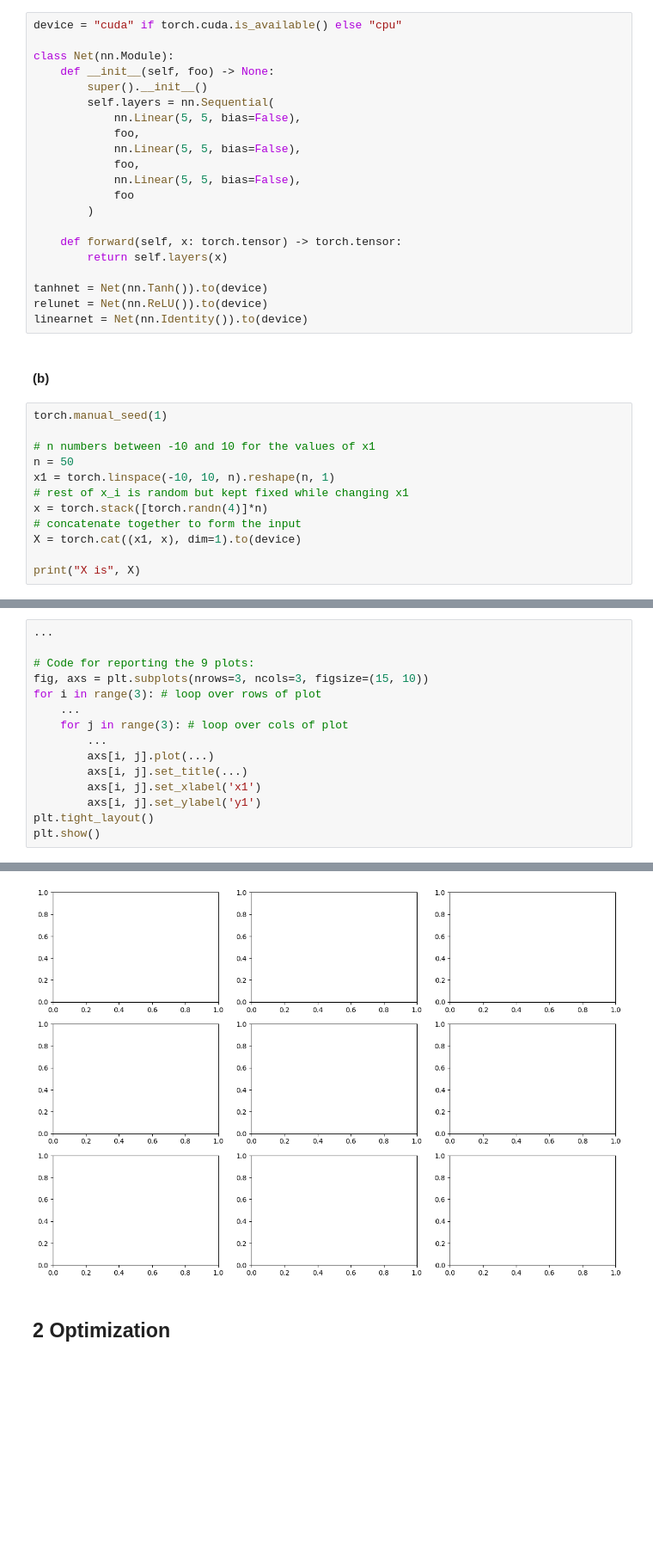
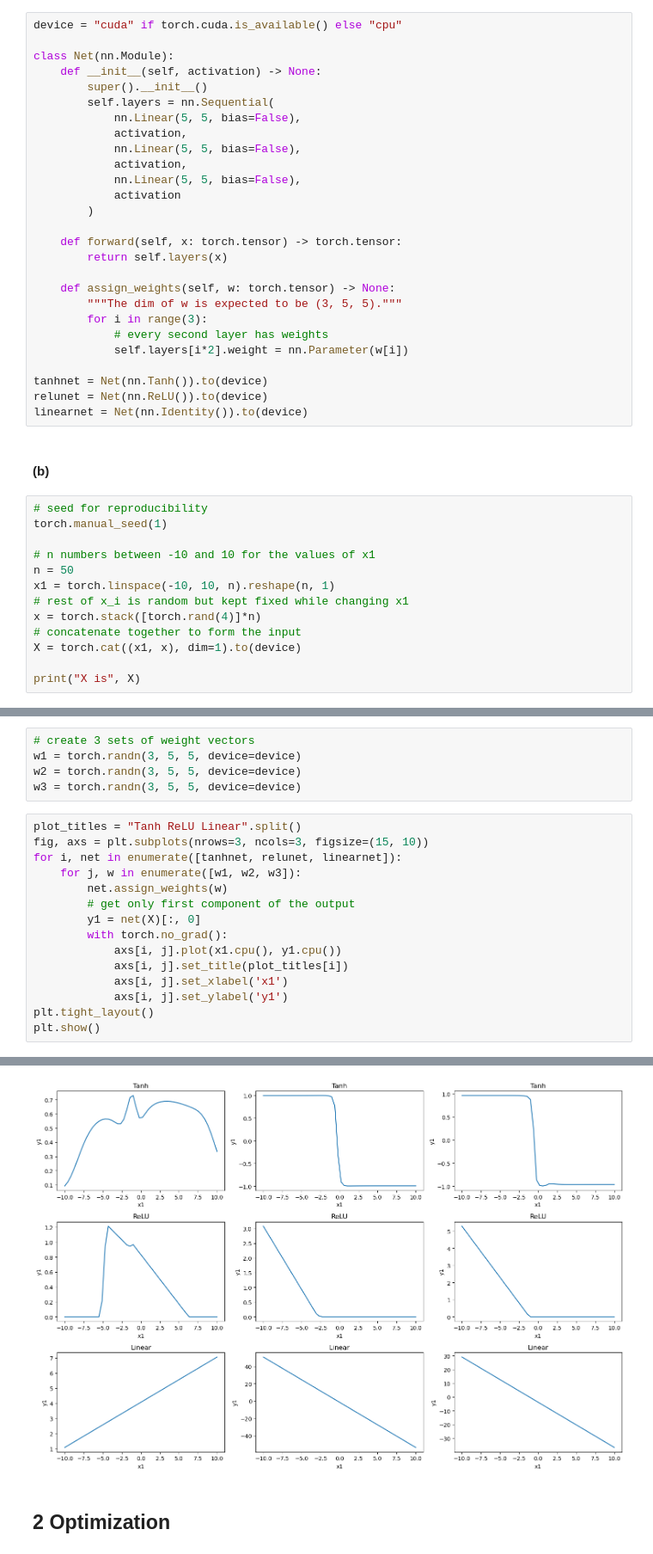
Before and after one commit to macpalor/NNDL-2025, a Jupyter notebook: exercise_1_template.ipynb, the cells around one changed output, grey strips where cells are left out. Shown at 86% size. Drawn from its saved outputs; the diff is of its cells as text; blank space fills up the shorter version.

```diff
--- a/exercise_1_template.ipynb
+++ b/exercise_1_template.ipynb
@@ -14,33 +14,40 @@ import matplotlib.pyplot as plt
 device = "cuda" if torch.cuda.is_available() else "cpu"
 
 class Net(nn.Module):
-    def __init__(self, foo) -> None:
+    def __init__(self, activation) -> None:
         super().__init__()
         self.layers = nn.Sequential(
             nn.Linear(5, 5, bias=False),
-            foo,
+            activation,
             nn.Linear(5, 5, bias=False),
-            foo,
+            activation,
             nn.Linear(5, 5, bias=False),
-            foo
+            activation
         )
 
     def forward(self, x: torch.tensor) -> torch.tensor:
         return self.layers(x)
 
+    def assign_weights(self, w: torch.tensor) -> None:
+        """The dim of w is expected to be (3, 5, 5)."""
+        for i in range(3):
+            # every second layer has weights
+            self.layers[i*2].weight = nn.Parameter(w[i])
+
 tanhnet = Net(nn.Tanh()).to(device)
 relunet = Net(nn.ReLU()).to(device)
 linearnet = Net(nn.Identity()).to(device)
 # %% [markdown]
 #### (b)
 # %%
+# seed for reproducibility
 torch.manual_seed(1)
 
 # n numbers between -10 and 10 for the values of x1
 n = 50
 x1 = torch.linspace(-10, 10, n).reshape(n, 1)
 # rest of x_i is random but kept fixed while changing x1
-x = torch.stack([torch.randn(4)]*n)
+x = torch.stack([torch.rand(4)]*n)
 # concatenate together to form the input
 X = torch.cat((x1, x), dim=1).to(device)
 
@@ -109,16 +73,21 @@ tensor([[-1.1660, -1.0748,  1.3168, -0.6818, -0.5912],
+# %%
+# create 3 sets of weight vectors
+w1 = torch.randn(3, 5, 5, device=device)
+w2 = torch.randn(3, 5, 5, device=device)
+w3 = torch.randn(3, 5, 5, device=device)
 # %%
-...
-
-# Code for reporting the 9 plots:
+plot_titles = "Tanh ReLU Linear".split()
 fig, axs = plt.subplots(nrows=3, ncols=3, figsize=(15, 10))
-for i in range(3): # loop over rows of plot
-    ...
-    for j in range(3): # loop over cols of plot
-        ...
-        axs[i, j].plot(...)
-        axs[i, j].set_title(...)
-        axs[i, j].set_xlabel('x1')
-        axs[i, j].set_ylabel('y1')
+for i, net in enumerate([tanhnet, relunet, linearnet]):
+    for j, w in enumerate([w1, w2, w3]):
+        net.assign_weights(w)
+        # get only first component of the output
+        y1 = net(X)[:, 0]
+        with torch.no_grad():
+            axs[i, j].plot(x1.cpu(), y1.cpu())
+            axs[i, j].set_title(plot_titles[i])
+            axs[i, j].set_xlabel('x1')
+            axs[i, j].set_ylabel('y1')
 plt.tight_layout()
 plt.show()
 # %% [output]
@@ -126,4 +94,4 @@ TypeError: float() argument must be a string or a real number, not 'ellipsis'
-[figure, old version]
+[figure, new version]
 # %% [markdown]
 ## 2 Optimization
 # %% [markdown]
```
Also changed, not shown: parts of 6 cells of this notebook.
